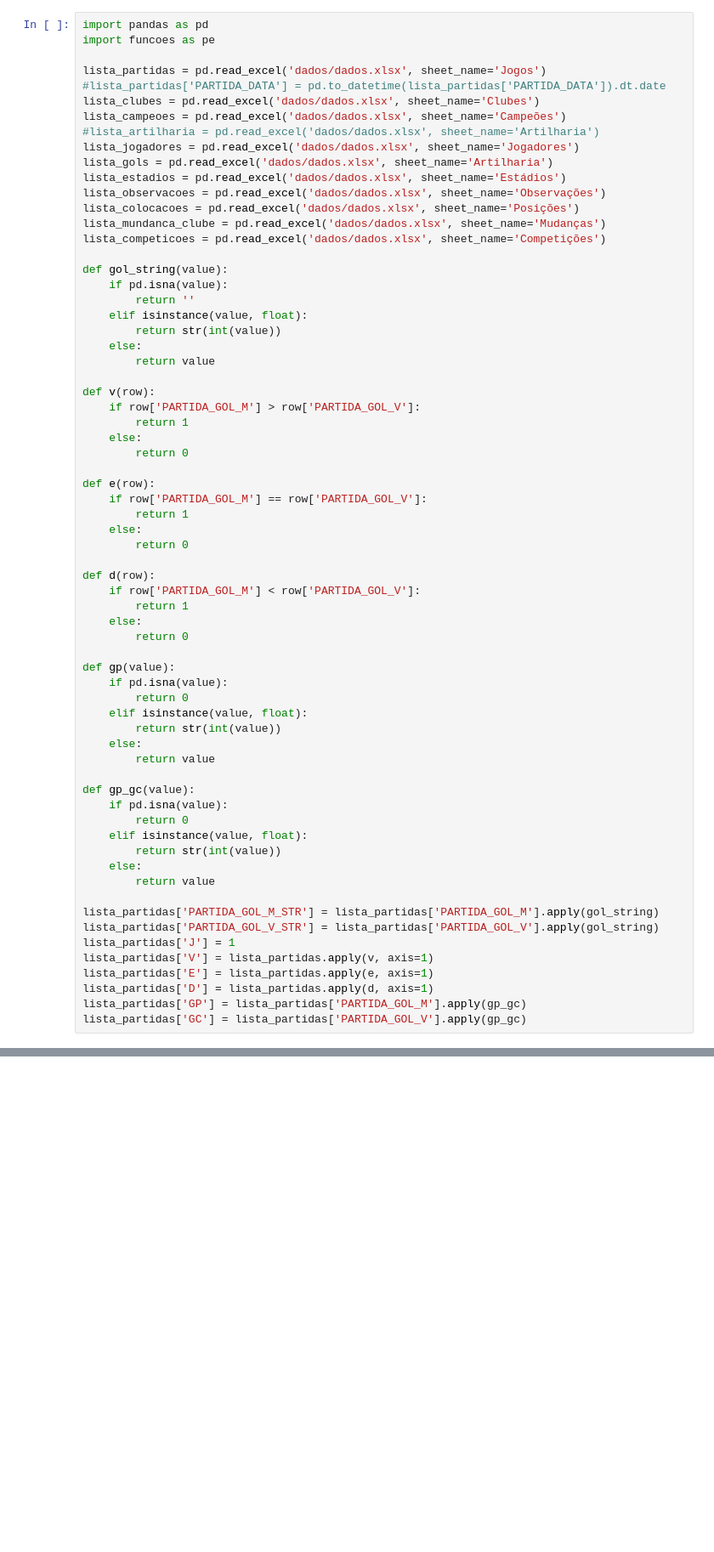
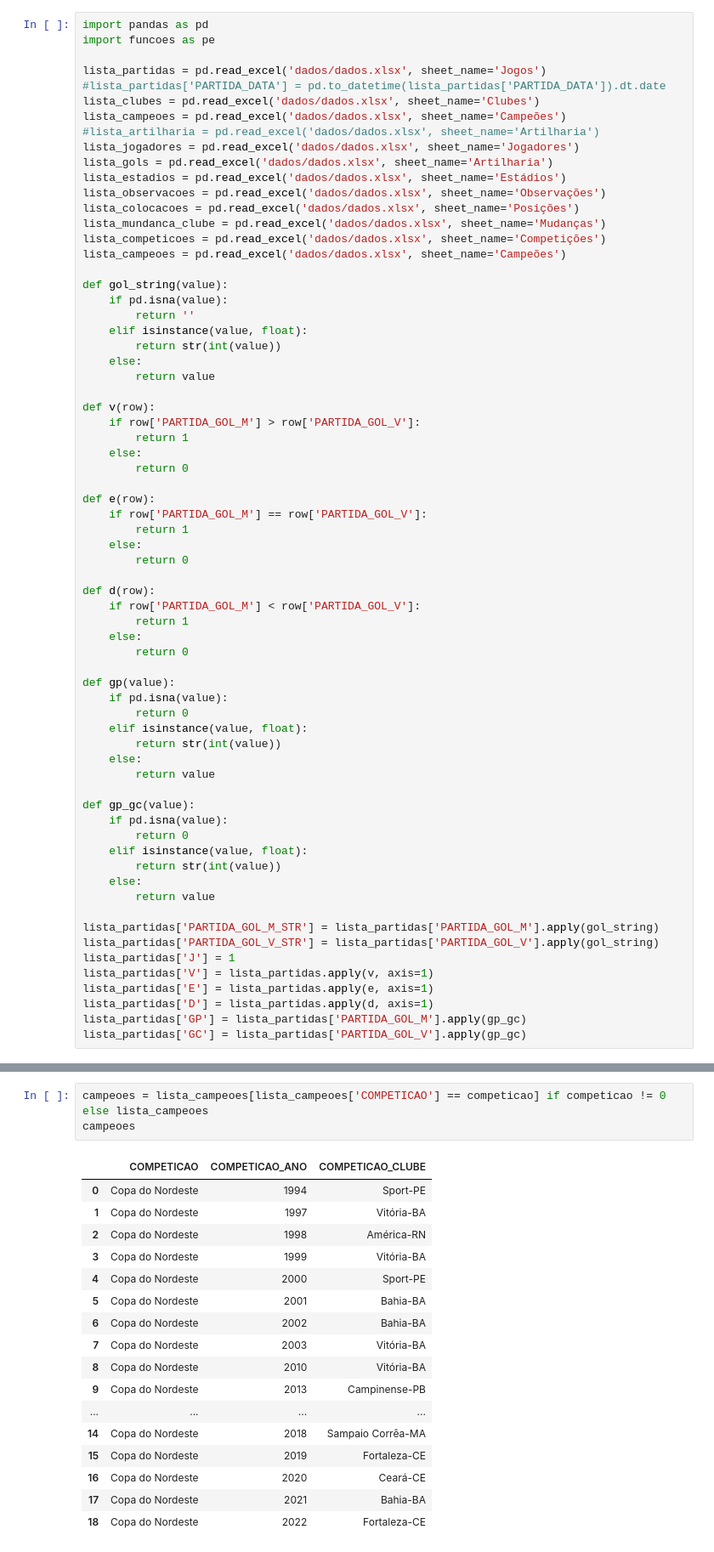
Before and after one commit to PericlesSavio/API_PE, a Jupyter notebook: teste2.ipynb, the cells around one changed output, grey strips where cells are left out. Shown: that part at 85% size. Cells and saved outputs as stored; diff of their text form; blank space fills up the shorter version.

```diff
--- a/teste2.ipynb
+++ b/teste2.ipynb
@@ -14,6 +14,7 @@ lista_observacoes = pd.read_excel('dados/dados.xlsx', sheet_name='Observações'
 lista_colocacoes = pd.read_excel('dados/dados.xlsx', sheet_name='Posições')
 lista_mundanca_clube = pd.read_excel('dados/dados.xlsx', sheet_name='Mudanças')
 lista_competicoes = pd.read_excel('dados/dados.xlsx', sheet_name='Competições')
+lista_campeoes = pd.read_excel('dados/dados.xlsx', sheet_name='Campeões')
 
 def gol_string(value):
     if pd.isna(value):
@@ -77,3 +78,24 @@ empate_sem_gols = 1
 empate_com_gols = 1
 clube = 0
 id_jogo = '1994-12-13_sport-pe_bahia-ba'
+# %%
+campeoes = lista_campeoes[lista_campeoes['COMPETICAO'] == competicao] if competicao != 0 else lista_campeoes
+campeoes
+# %% [output]
+|  | COMPETICAO | COMPETICAO_ANO | COMPETICAO_CLUBE |
+| 0 | Copa do Nordeste | 1994 | Sport-PE |
+| 1 | Copa do Nordeste | 1997 | Vitória-BA |
+| 2 | Copa do Nordeste | 1998 | América-RN |
+| 3 | Copa do Nordeste | 1999 | Vitória-BA |
+| 4 | Copa do Nordeste | 2000 | Sport-PE |
+| 5 | Copa do Nordeste | 2001 | Bahia-BA |
+| 6 | Copa do Nordeste | 2002 | Bahia-BA |
+| 7 | Copa do Nordeste | 2003 | Vitória-BA |
+| 8 | Copa do Nordeste | 2010 | Vitória-BA |
+| 9 | Copa do Nordeste | 2013 | Campinense-PB |
+| ... | ... | ... | ... |
+| 14 | Copa do Nordeste | 2018 | Sampaio Corrêa-MA |
+| 15 | Copa do Nordeste | 2019 | Fortaleza-CE |
+| 16 | Copa do Nordeste | 2020 | Ceará-CE |
+| 17 | Copa do Nordeste | 2021 | Bahia-BA |
+| 18 | Copa do Nordeste | 2022 | Fortaleza-CE |
```
Also changed, not shown: parts of 4 cells of this notebook, 3 other files.
